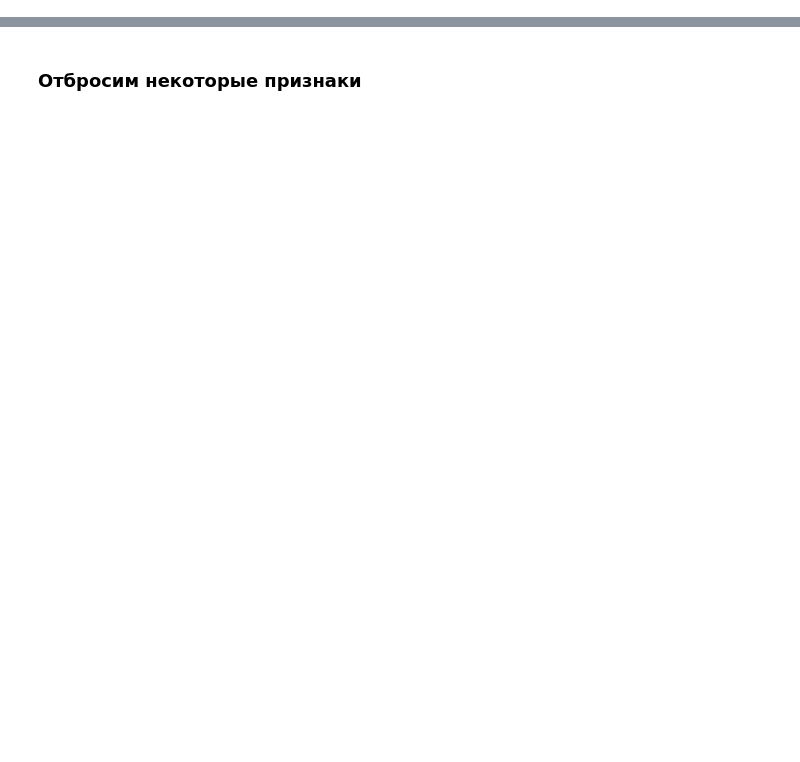
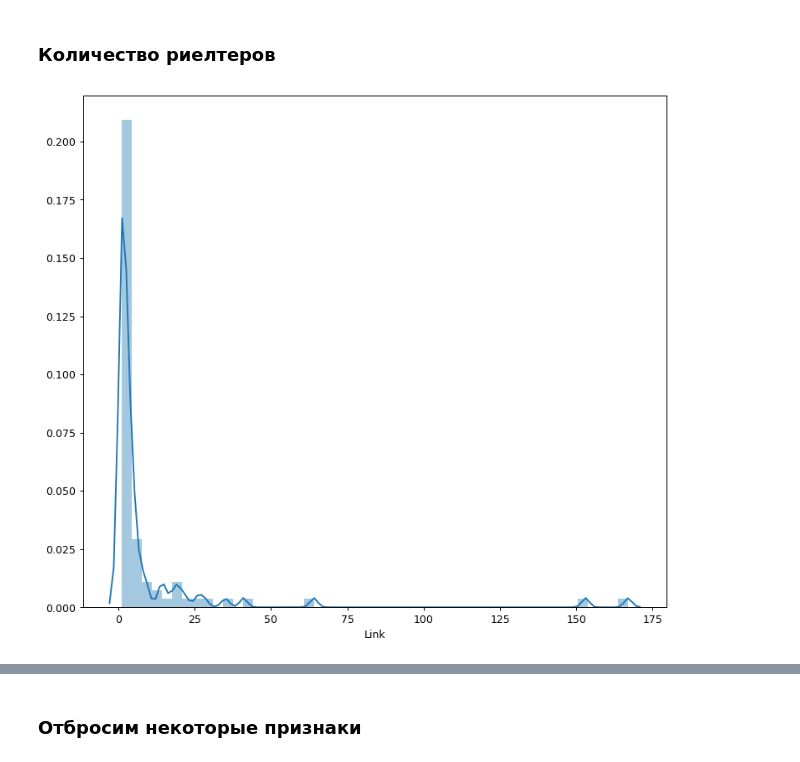
Before and after one commit to lenarsaitov/cianparser, a Jupyter notebook: research_results_data.ipynb, the cells around one changed output, grey strips where cells are left out. Saved outputs shown, nothing was run; the diff lists cells and outputs as text; code cells hidden in the pictures; blank space fills up the shorter version.

Commit message:
added research authors

```diff
--- a/research_results_data.ipynb
+++ b/research_results_data.ipynb
@@ -32,3 +32,11 @@ df.head()
 | 2 | https://kazan.cian.ru/rent/flat/2... | Novo-Savinovskij | 100000 | 50 | 22 | 4 | 9 | ... |
 | 3 | https://kazan.cian.ru/rent/flat/2... | Vahitovskij | 50000 | 50 | 18 | 3 | 5 | ... |
 | 4 | https://kazan.cian.ru/rent/flat/2... | Vahitovskij | 130000 | 50 | 18 | 4 | 9 | ... |
+# %% [markdown]
+### Количество риелтеров
+# %%
+fig=plt.figure(figsize=(10, 9), dpi= 90, facecolor='w', edgecolor='k')
+sns_plot = sns.distplot(df.groupby('Author').count()['Link'].sort_values(ascending=True))
+fig = sns_plot.get_figure()
+# %% [output]
+[figure, added]
```
Also changed, not shown: parts of 6 cells of this notebook.
